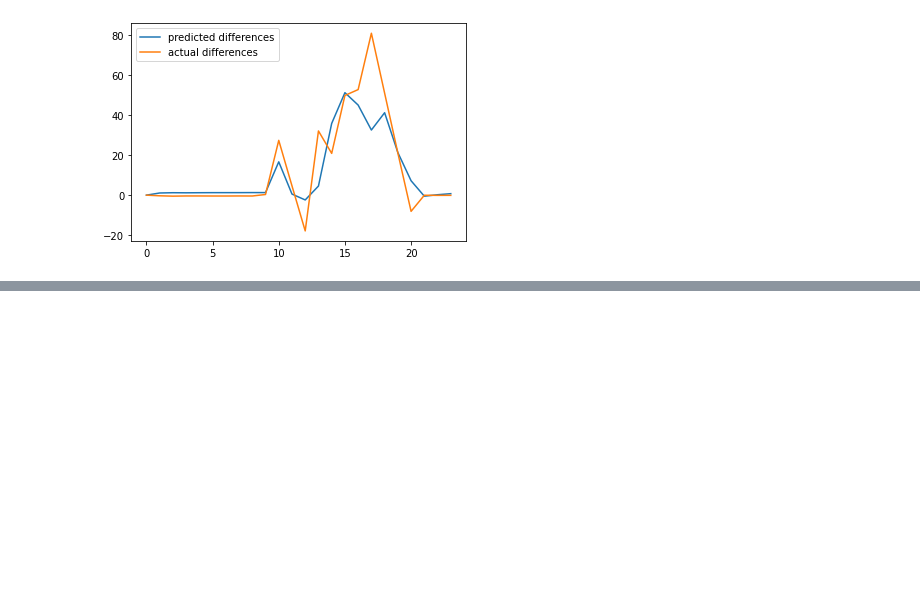
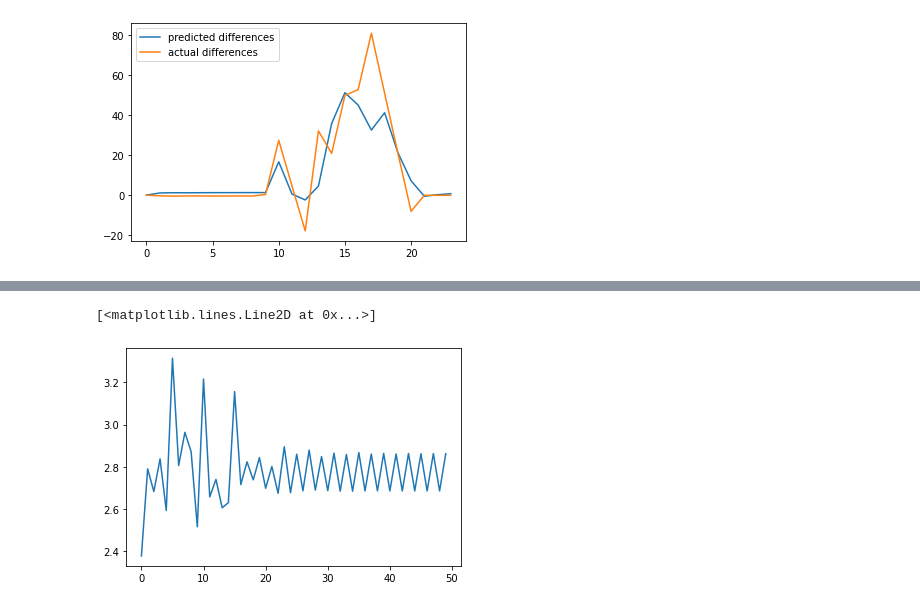
Before and after one commit to JPalakapilly/baselines, a Jupyter notebook: Price Signal Analysis.ipynb, the cells around one changed output, grey strips where cells are left out. Cells and saved outputs as stored; diff of their text form; code cells hidden in the pictures; blank space fills up the shorter version.

```diff
--- a/Price Signal Analysis.ipynb
+++ b/Price Signal Analysis.ipynb
@@ -208,0 +259,16 @@ plt.legend((line1, line2), ("predicted differences", "actual differences"))
+# %%
+Bs13 = np.array([2.37899089, 2.79089741, 2.68355259, 2.83780377, 2.59401378,
+       3.31420362, 2.80659704, 2.96363818, 2.87216905, 2.51687679,
+       3.21587628, 2.65817813, 2.74116858, 2.60672643, 2.63112557,
+       3.15625339, 2.71633394, 2.82416591, 2.73885066, 2.84404741,
+       2.69907611, 2.8020963 , 2.67530783, 2.89555666, 2.67810151,
+       2.86036437, 2.68685288, 2.87944356, 2.69050274, 2.8487386 ,
+       2.68780065, 2.86528602, 2.68530473, 2.8586769 , 2.68511242,
+       2.86803495, 2.6862419 , 2.86106097, 2.6867047 , 2.8640091 ,
+       2.68650223, 2.86110901, 2.68616118, 2.863713  , 2.68613777,
+       2.8624043 , 2.68624176, 2.86337069, 2.68631877, 2.86245062])
+
+plt.plot(Bs13)
+# %% [output]
+[<matplotlib.lines.Line2D at 0x...>]
+[figure, added]
```
Also changed, not shown: parts of 6 cells of this notebook.
